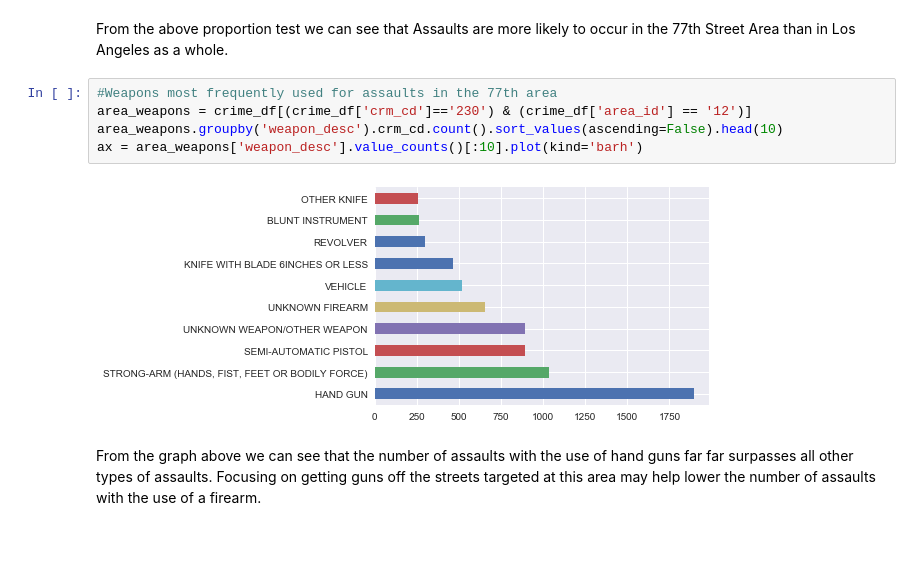
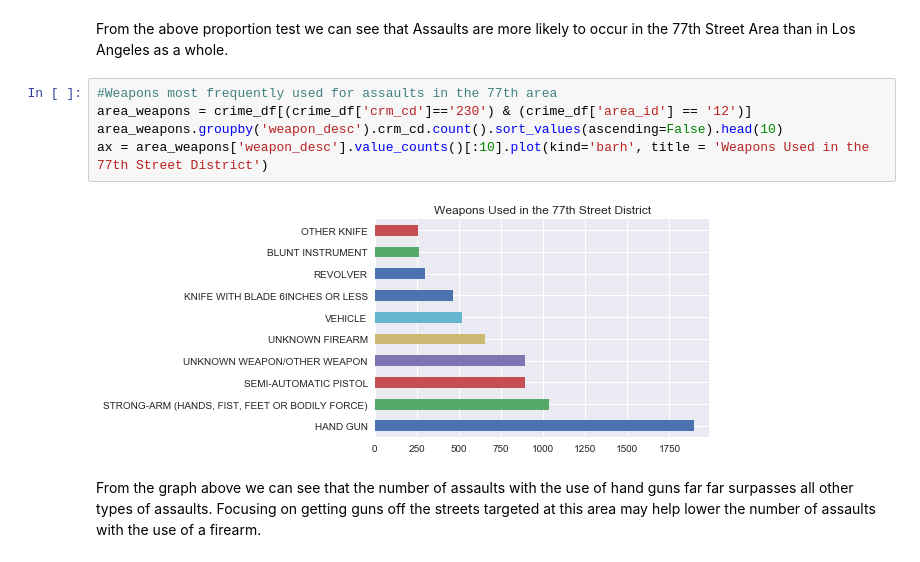
Before and after one commit to jbdave112/Springboard, a Jupyter notebook: Capstone_Project/Capstone_Project.ipynb, the cells around one changed output. Drawn from its saved outputs; the diff is of its cells as text.

```diff
--- a/Capstone_Project/Capstone_Project.ipynb
+++ b/Capstone_Project/Capstone_Project.ipynb
@@ -236,10 +265,10 @@ From the above proportion test we can see that Assaults are more likely to occur
 # %%
 #Weapons most frequently used for assaults in the 77th area
 area_weapons = crime_df[(crime_df['crm_cd']=='230') & (crime_df['area_id'] == '12')]
 area_weapons.groupby('weapon_desc').crm_cd.count().sort_values(ascending=False).head(10)
-ax = area_weapons['weapon_desc'].value_counts()[:10].plot(kind='barh')
+ax = area_weapons['weapon_desc'].value_counts()[:10].plot(kind='barh', title = 'Weapons Used in the 77th Street District')
 # %% [output]
-[figure, old version]
+[figure, new version]
 # %% [markdown]
 From the graph above we can see that the number of assaults with the use of hand guns far far surpasses all other types of assaults. Focusing on getting guns off the streets targeted at this area may help lower the number of assaults with the use of a firearm.
 # %% [markdown]
```
Also changed, not shown: parts of 38 cells of this notebook, 2 other files.
